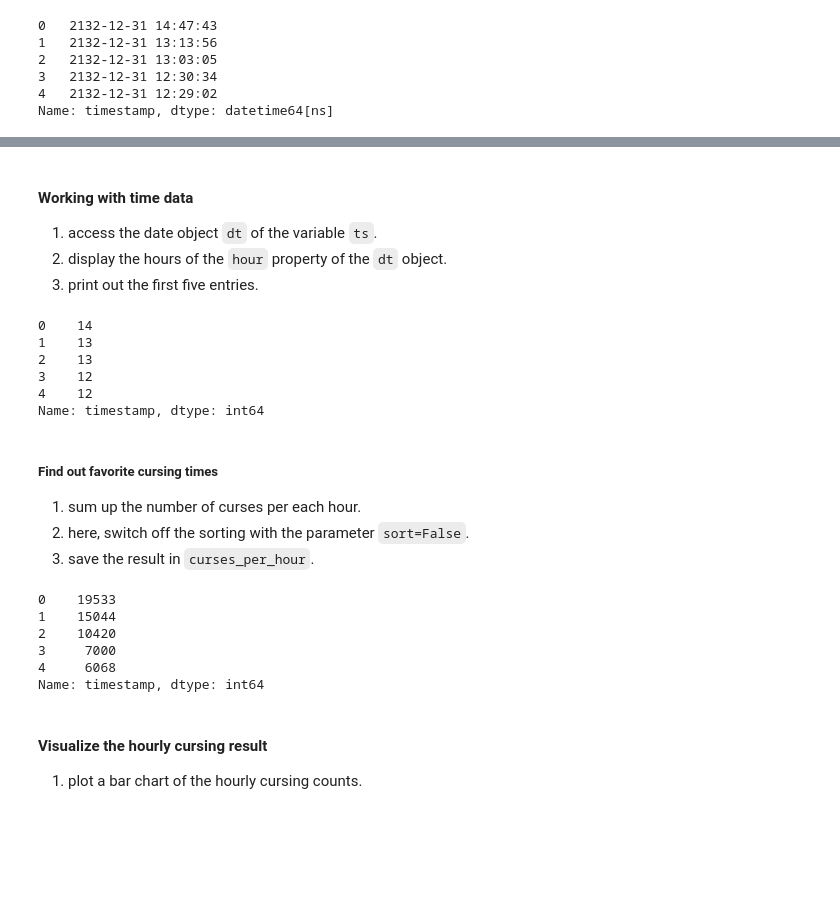
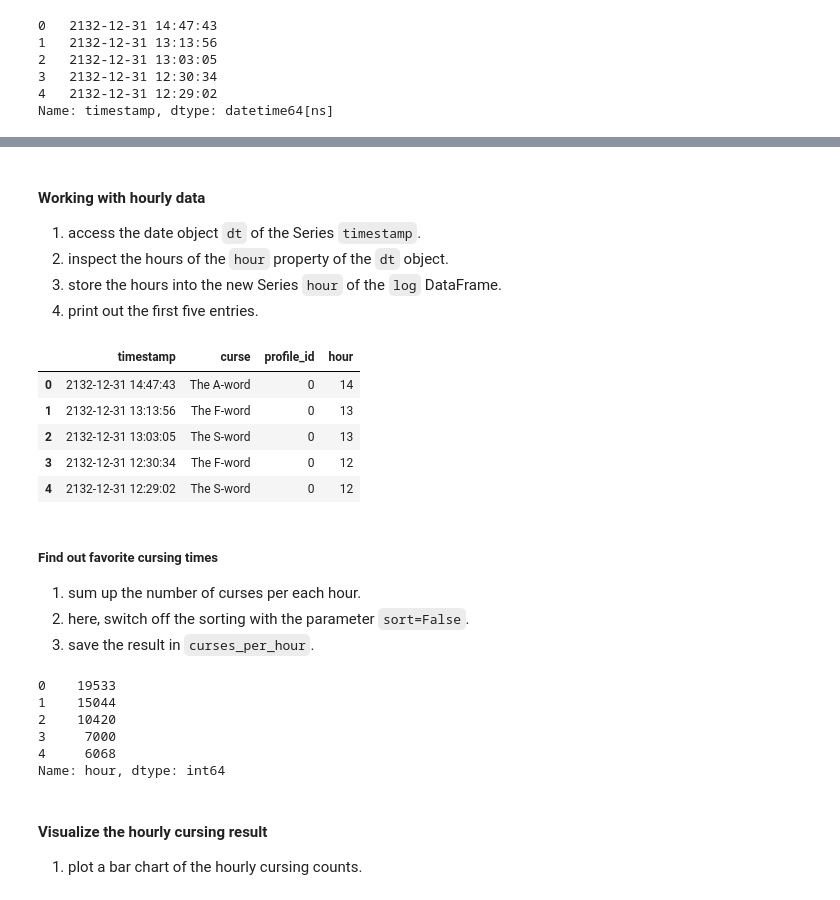
Before and after one commit to feststelltaste/software-analytics, a Jupyter notebook: demos/20180602_PythonLearning_Nuremberg/Curse Log Analysis Solution.ipynb, the cells around one changed output, grey strips where cells are left out. Drawn from its saved outputs; the diff is of its cells as text; code cells hidden in the pictures; blank space fills up the shorter version.

```diff
--- a/demos/20180602_PythonLearning_Nuremberg/Curse Log Analysis Solution.ipynb
+++ b/demos/20180602_PythonLearning_Nuremberg/Curse Log Analysis Solution.ipynb
@@ -252,24 +266,26 @@ Name: timestamp, dtype: datetime64[ns]
 # %% [markdown]
-#### Working with time data
-1. access the date object `dt` of the variable `ts`.
-1. display the hours of the `hour` property of the `dt` object.
+#### Working with hourly data
+1. access the date object `dt` of the Series `timestamp`.
+1. inspect the hours of the `hour` property of the `dt` object.
+1. store the hours into the new Series `hour` of the `log` DataFrame.
 1. print out the first five entries.
 # %%
-ts.dt.hour.head()
+log['hour'] = log.timestamp.dt.hour
+log.head()
 # %% [output]
-0    14
-1    13
-2    13
-3    12
-4    12
-Name: timestamp, dtype: int64
+|  | timestamp | curse | profile_id | hour |
+| 0 | 2132-12-31 14:47:43 | The A-word | 0 | 14 |
+| 1 | 2132-12-31 13:13:56 | The F-word | 0 | 13 |
+| 2 | 2132-12-31 13:03:05 | The S-word | 0 | 13 |
+| 3 | 2132-12-31 12:30:34 | The F-word | 0 | 12 |
+| 4 | 2132-12-31 12:29:02 | The S-word | 0 | 12 |
 # %% [markdown]
 ##### Find out favorite cursing times
 1. sum up the number of curses per each hour.
  1. here, switch off the sorting with the parameter `sort=False`.
 1. save the result in `curses_per_hour`.
 # %%
-curses_per_hour = ts.dt.hour.value_counts(sort=False)
+curses_per_hour = log.hour.value_counts(sort=False)
 curses_per_hour.head()
 # %% [output]
 0    19533
@@ -277,7 +293,7 @@ curses_per_hour.head()
 2    10420
 3     7000
 4     6068
-Name: timestamp, dtype: int64
+Name: hour, dtype: int64
 # %% [markdown]
 #### Visualize the hourly cursing result
 1. plot a bar chart of the hourly cursing counts.
```
Also changed, not shown: parts of 4 cells of this notebook, 1 other file.
